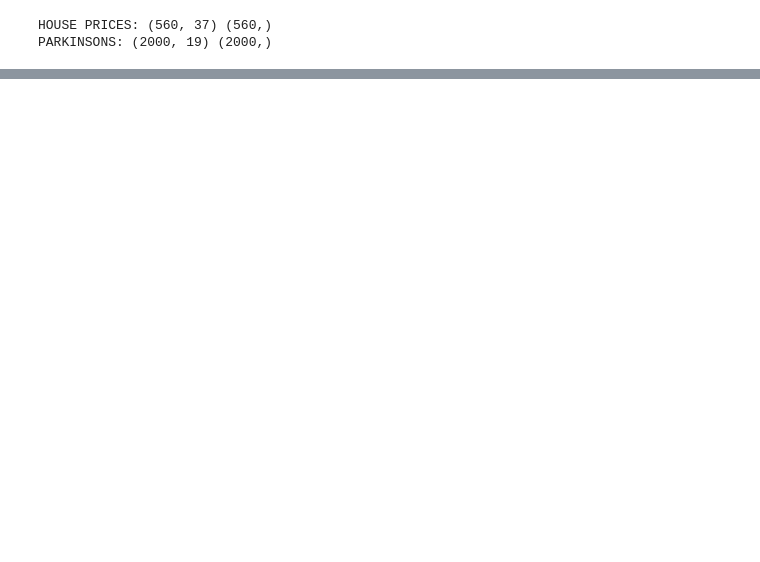
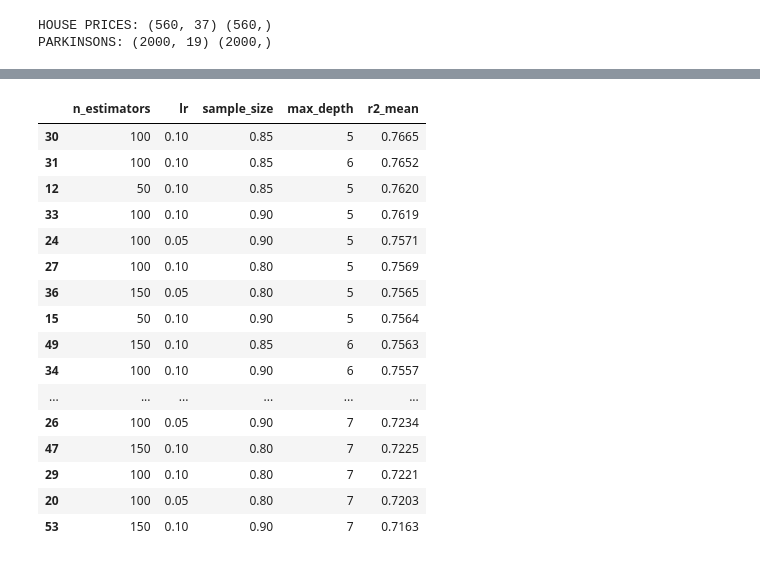
Before and after one commit to Javclamar/Ensamble-Secuencial-de-Modelos, a Jupyter notebook: notebooks/ensamble_secuencial_modelos.ipynb, the cells around one changed output, grey strips where cells are left out. Saved outputs shown, nothing was run; the diff lists cells and outputs as text; code cells hidden in the pictures; blank space fills up the shorter version.

```diff
--- a/notebooks/ensamble_secuencial_modelos.ipynb
+++ b/notebooks/ensamble_secuencial_modelos.ipynb
@@ -102,0 +173,38 @@ df_resultados
+# %%
+# Valores a explorar manualmente
+param_grid = {
+    "n_estimators": [50, 100, 150],
+    "lr": [0.05, 0.1],
+    "sample_size": [0.8, 0.85, 0.9],
+    "max_depth": [5, 6, 7]
+}
+
+# Entrenamiento y validación cruzada con dataset de Parkinson y diferentes hiperparámetros
+df_resultados = explorar_hiperparametros(
+    estimator_class=DecisionTreeRegressor,
+    param_grid=param_grid,
+    X=X_house.values,
+    y=y_house.values,
+    cv=kf
+)
+
+# Mostrar resultados
+df_resultados
+# %% [output]
+|  | n_estimators | lr | sample_size | max_depth | r2_mean |
+| 30 | 100 | 0.10 | 0.85 | 5 | 0.7665 |
+| 31 | 100 | 0.10 | 0.85 | 6 | 0.7652 |
+| 12 | 50 | 0.10 | 0.85 | 5 | 0.7620 |
+| 33 | 100 | 0.10 | 0.90 | 5 | 0.7619 |
+| 24 | 100 | 0.05 | 0.90 | 5 | 0.7571 |
+| 27 | 100 | 0.10 | 0.80 | 5 | 0.7569 |
+| 36 | 150 | 0.05 | 0.80 | 5 | 0.7565 |
+| 15 | 50 | 0.10 | 0.90 | 5 | 0.7564 |
+| 49 | 150 | 0.10 | 0.85 | 6 | 0.7563 |
+| 34 | 100 | 0.10 | 0.90 | 6 | 0.7557 |
+| ... | ... | ... | ... | ... | ... |
+| 26 | 100 | 0.05 | 0.90 | 7 | 0.7234 |
+| 47 | 150 | 0.10 | 0.80 | 7 | 0.7225 |
+| 29 | 100 | 0.10 | 0.80 | 7 | 0.7221 |
+| 20 | 100 | 0.05 | 0.80 | 7 | 0.7203 |
+| 53 | 150 | 0.10 | 0.90 | 7 | 0.7163 |
```
Also changed, not shown: parts of 9 cells of this notebook, 1 other file.
